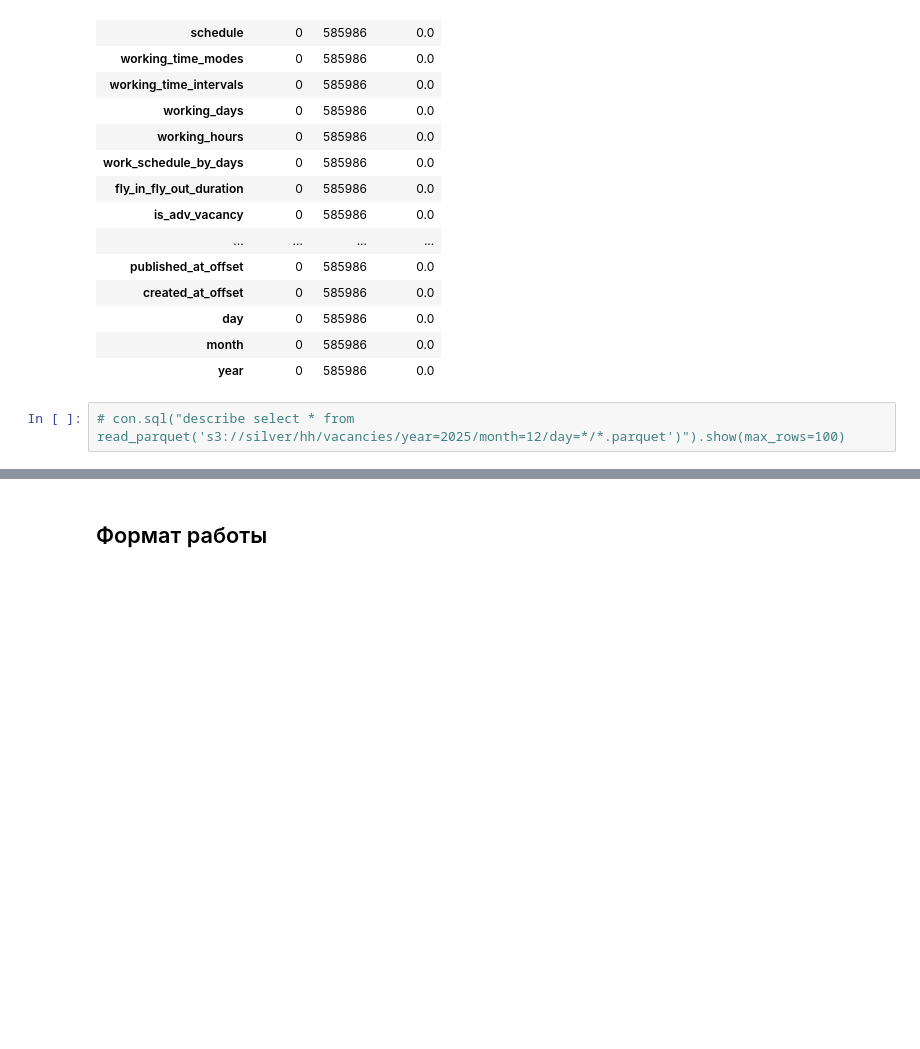
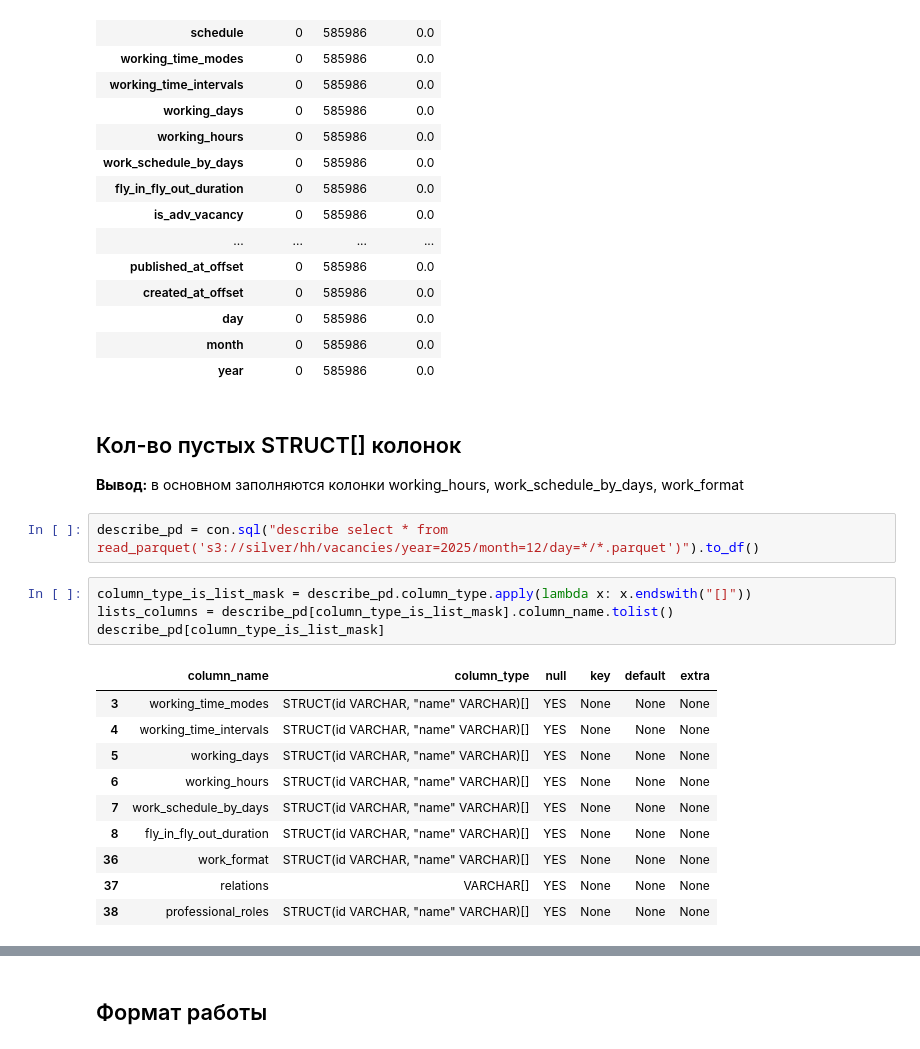
Before and after one commit to lusm554/skill-lens, a Jupyter notebook: airflow/check_silver_hh_loader.ipynb, the cells around one changed output, grey strips where cells are left out. Cells and saved outputs as stored; diff of their text form; blank space fills up the shorter version.

```diff
--- a/airflow/check_silver_hh_loader.ipynb
+++ b/airflow/check_silver_hh_loader.ipynb
@@ -536,5 +536,24 @@ null_cnt_pd
 | day | 0 | 585986 | 0.0 |
 | month | 0 | 585986 | 0.0 |
 | year | 0 | 585986 | 0.0 |
+# %% [markdown]
+## Кол-во пустых STRUCT[] колонок
+
+**Вывод:** в основном заполняются колонки working_hours, work_schedule_by_days, work_format
 # %%
-# con.sql("describe select * from read_parquet('s3://silver/hh/vacancies/year=2025/month=12/day=*/*.parquet')").show(max_rows=100)
+describe_pd = con.sql("describe select * from read_parquet('s3://silver/hh/vacancies/year=2025/month=12/day=*/*.parquet')").to_df()
+# %%
+column_type_is_list_mask = describe_pd.column_type.apply(lambda x: x.endswith("[]"))
+lists_columns = describe_pd[column_type_is_list_mask].column_name.tolist()
+describe_pd[column_type_is_list_mask]
+# %% [output]
+|  | column_name | column_type | null | key | default | extra |
+| 3 | working_time_modes | STRUCT(id VARCHAR, "name" VARCHAR)[] | YES | None | None | None |
+| 4 | working_time_intervals | STRUCT(id VARCHAR, "name" VARCHAR)[] | YES | None | None | None |
+| 5 | working_days | STRUCT(id VARCHAR, "name" VARCHAR)[] | YES | None | None | None |
+| 6 | working_hours | STRUCT(id VARCHAR, "name" VARCHAR)[] | YES | None | None | None |
+| 7 | work_schedule_by_days | STRUCT(id VARCHAR, "name" VARCHAR)[] | YES | None | None | None |
+| 8 | fly_in_fly_out_duration | STRUCT(id VARCHAR, "name" VARCHAR)[] | YES | None | None | None |
+| 36 | work_format | STRUCT(id VARCHAR, "name" VARCHAR)[] | YES | None | None | None |
+| 37 | relations | VARCHAR[] | YES | None | None | None |
+| 38 | professional_roles | STRUCT(id VARCHAR, "name" VARCHAR)[] | YES | None | None | None |
```
Also changed, not shown: parts of 1 cell of this notebook.
